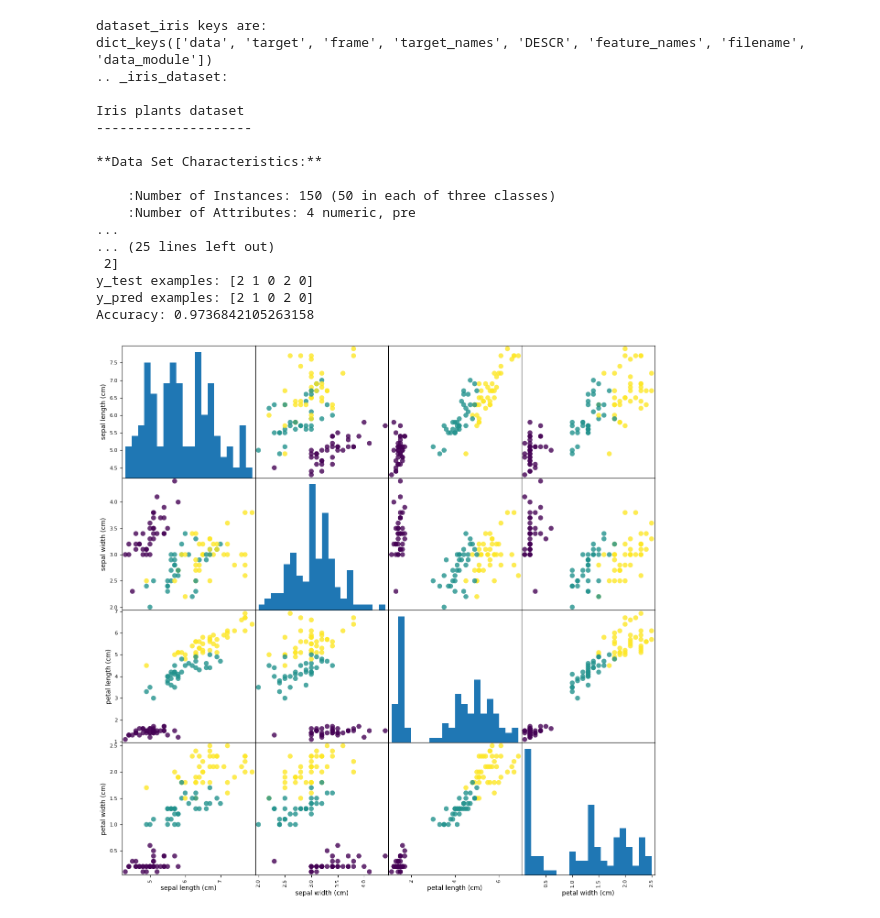
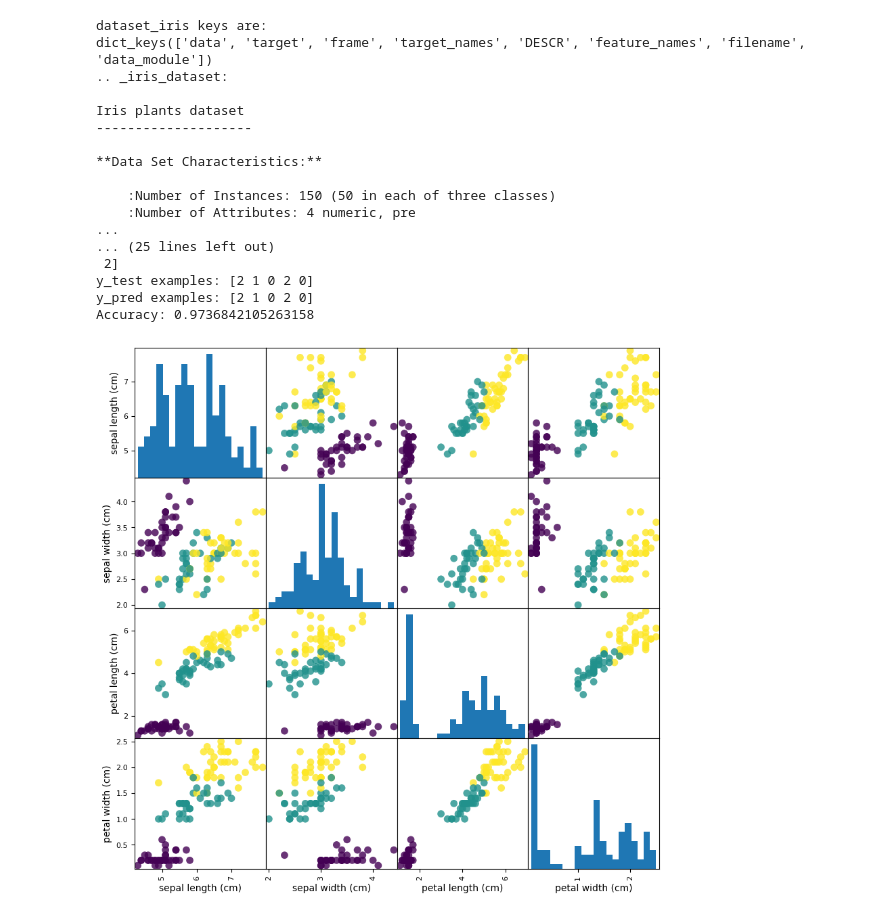
Before and after one commit to TechSlinger/TechSlinger.github.io, a Jupyter notebook: KNN_iris.ipynb, the cells around one changed output. Cells and saved outputs as stored; diff of their text form; code cells hidden in the pictures.

```diff
--- a/KNN_iris.ipynb
+++ b/KNN_iris.ipynb
@@ -22,7 +22,7 @@ print("X_test shape: {}".format(X_test.shape))
 import pandas as pd
 import pandas.plotting as pdpl
 iris_dataframe=pd.DataFrame(X_train,columns=iris_dataset.feature_names)
-pdpl.scatter_matrix(iris_dataframe, c=y_train, figsize=(15,15), marker='o',
+pdpl.scatter_matrix(iris_dataframe, c=y_train, figsize=(10,10), marker='o',
 hist_kwds={'bins':20}, s=60, alpha = 0.8)
 
 from sklearn.neighbors import KNeighborsClassifier
@@ -34,31 +34,31 @@ n_jobs=1, n_neighbors=1, p=2, weights='uniform')
 y_pred = knn.predict(X_test)
 y=knn.predict([[1. ,2. , 5.0,4. ]])
 print("y is :{}".format(y))
 print("y_pred is:\n{}".format(y_pred))
 #test
 print("y_test examples: {}".format(y_test[:5]))
 print("y_pred examples: {}".format(y_pred[:5]))
 
 # Evaluate the model
 from sklearn.metrics import accuracy_score
 accuracy = accuracy_score(y_test, y_pred)
 print("Accuracy:", accuracy)
 # %% [output]
 dataset_iris keys are:
 dict_keys(['data', 'target', 'frame', 'target_names', 'DESCR', 'feature_names', 'filename', 'data_module'])
 .. _iris_dataset:
 
 Iris plants dataset
 --------------------
 
 **Data Set Characteristics:**
 
     :Number of Instances: 150 (50 in each of three classes)
     :Number of Attributes: 4 numeric, pre
 ...
 ... (25 lines left out)
  2]
 y_test examples: [2 1 0 2 0]
 y_pred examples: [2 1 0 2 0]
 Accuracy: 0.9736842105263158
-[figure, old version]
+[figure, new version]
```
